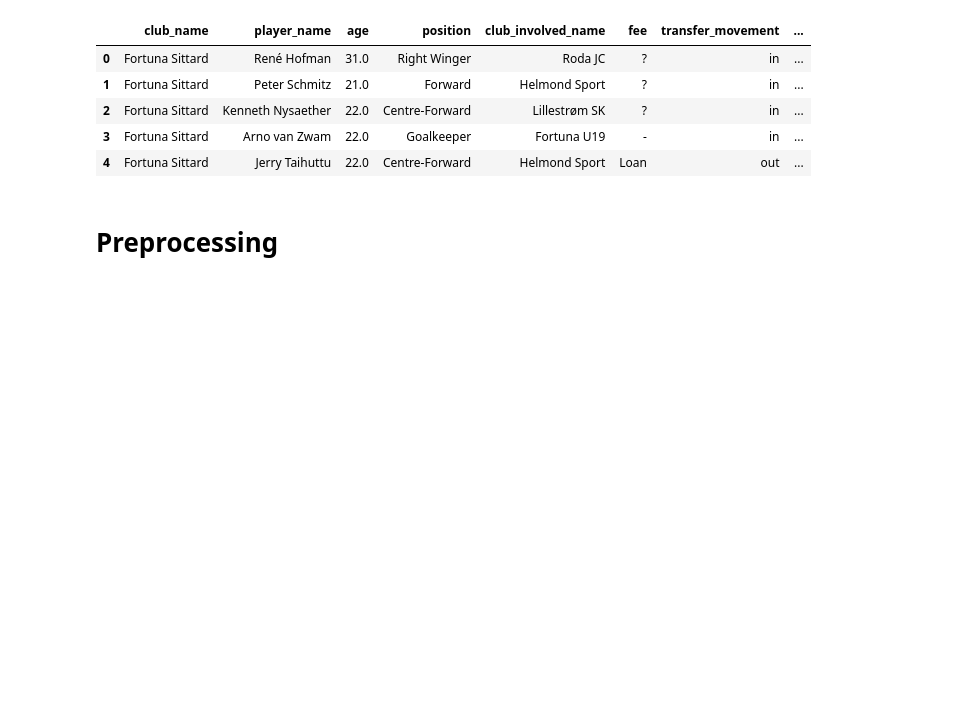
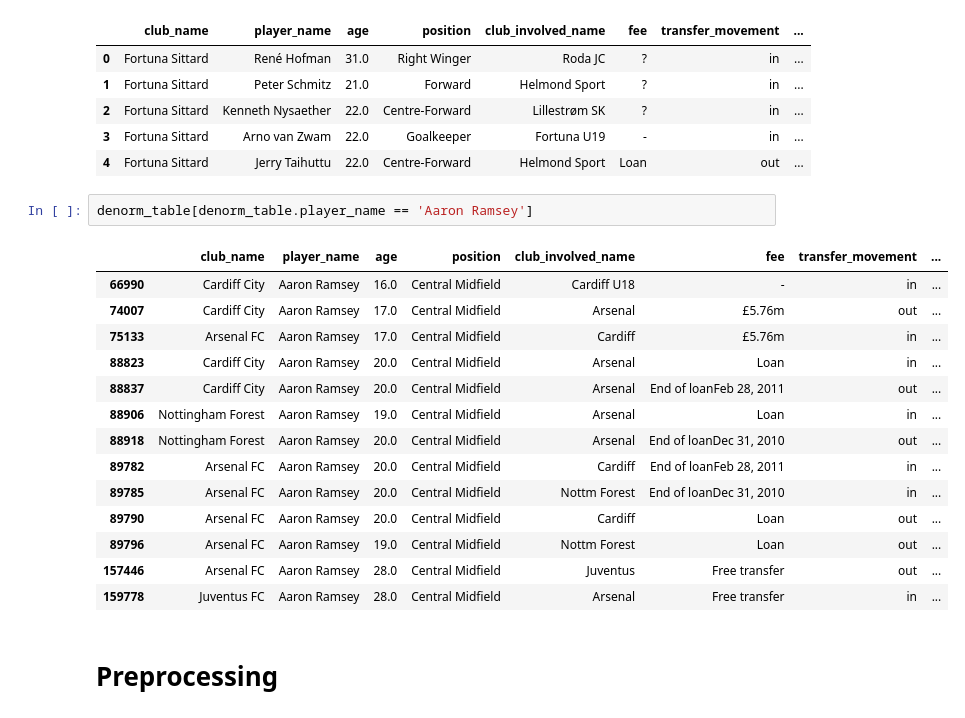
Before and after one commit to willit031794/net-analytics-ftp, a Jupyter notebook: scripts/data_preprocessing/data_preprocessing.ipynb, the cells around one changed output. Drawn from its saved outputs; the diff is of its cells as text; blank space fills up the shorter version.

```diff
--- a/scripts/data_preprocessing/data_preprocessing.ipynb
+++ b/scripts/data_preprocessing/data_preprocessing.ipynb
@@ -61,6 +61,23 @@ denorm_table.head()
 | 2 | Fortuna Sittard | Kenneth Nysaether | 22.0 | Centre-Forward | Lillestrøm SK | ? | in | ... |
 | 3 | Fortuna Sittard | Arno van Zwam | 22.0 | Goalkeeper | Fortuna U19 | - | in | ... |
 | 4 | Fortuna Sittard | Jerry Taihuttu | 22.0 | Centre-Forward | Helmond Sport | Loan | out | ... |
+# %%
+denorm_table[denorm_table.player_name == 'Aaron Ramsey']
+# %% [output]
+|  | club_name | player_name | age | position | club_involved_name | fee | transfer_movement | ... |
+| 66990 | Cardiff City | Aaron Ramsey | 16.0 | Central Midfield | Cardiff U18 | - | in | ... |
+| 74007 | Cardiff City | Aaron Ramsey | 17.0 | Central Midfield | Arsenal | £5.76m | out | ... |
+| 75133 | Arsenal FC | Aaron Ramsey | 17.0 | Central Midfield | Cardiff | £5.76m | in | ... |
+| 88823 | Cardiff City | Aaron Ramsey | 20.0 | Central Midfield | Arsenal | Loan | in | ... |
+| 88837 | Cardiff City | Aaron Ramsey | 20.0 | Central Midfield | Arsenal | End of loanFeb 28, 2011 | out | ... |
+| 88906 | Nottingham Forest | Aaron Ramsey | 19.0 | Central Midfield | Arsenal | Loan | in | ... |
+| 88918 | Nottingham Forest | Aaron Ramsey | 20.0 | Central Midfield | Arsenal | End of loanDec 31, 2010 | out | ... |
+| 89782 | Arsenal FC | Aaron Ramsey | 20.0 | Central Midfield | Cardiff | End of loanFeb 28, 2011 | in | ... |
+| 89785 | Arsenal FC | Aaron Ramsey | 20.0 | Central Midfield | Nottm Forest | End of loanDec 31, 2010 | in | ... |
+| 89790 | Arsenal FC | Aaron Ramsey | 20.0 | Central Midfield | Cardiff | Loan | out | ... |
+| 89796 | Arsenal FC | Aaron Ramsey | 19.0 | Central Midfield | Nottm Forest | Loan | out | ... |
+| 157446 | Arsenal FC | Aaron Ramsey | 28.0 | Central Midfield | Juventus | Free transfer | out | ... |
+| 159778 | Juventus FC | Aaron Ramsey | 28.0 | Central Midfield | Arsenal | Free transfer | in | ... |
 # %% [markdown]
 # Preprocessing
 # %% [markdown]
```
Also changed, not shown: parts of 4 cells of this notebook, 2 other files.
